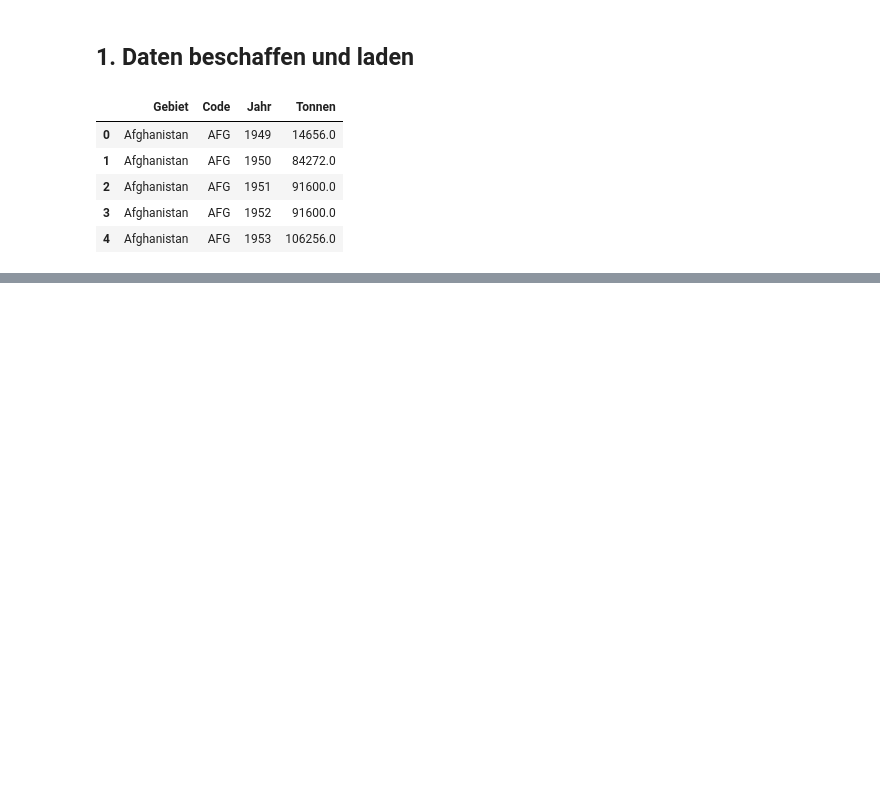
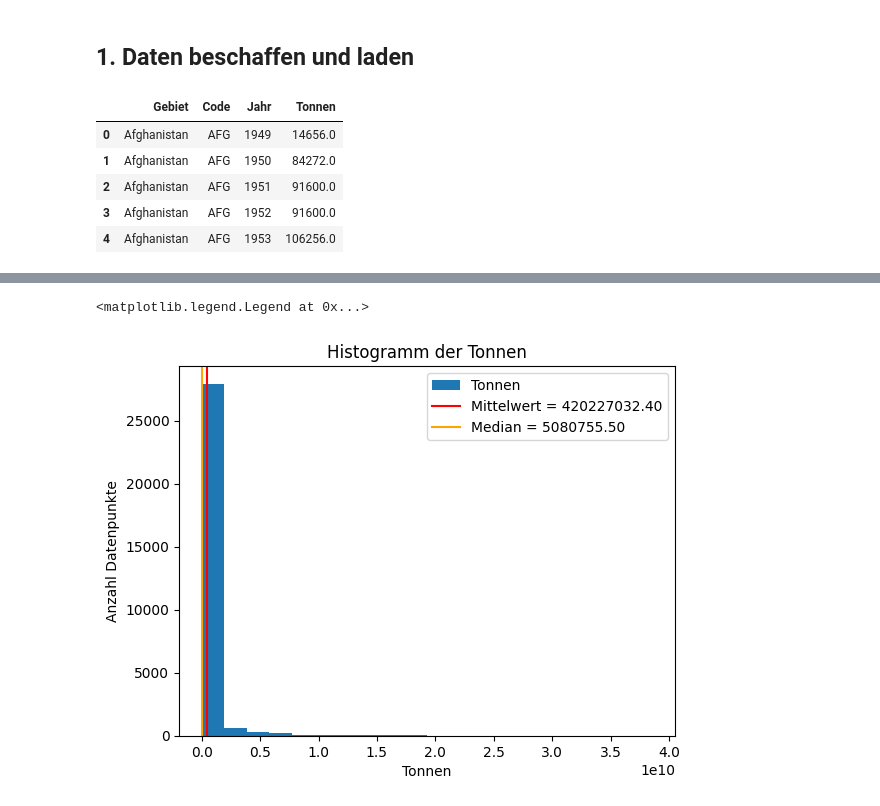
Before and after one commit to itulahjess/LN_2_Github_Python, a Jupyter notebook: Analyse.ipynb, the cells around one changed output, grey strips where cells are left out. Drawn from its saved outputs; the diff is of its cells as text; code cells hidden in the pictures; blank space fills up the shorter version.

```diff
--- a/Analyse.ipynb
+++ b/Analyse.ipynb
@@ -26,0 +152,13 @@ df.head()
+# %%
+g = df['Tonnen'].plot(kind='hist', bins=20, title='Histogramm der Tonnen',
+                           xlabel='Tonnen', ylabel='Anzahl Datenpunkte')
+mean = df['Tonnen'].mean()
+g.axvline(x=df['Tonnen'].mean(), color='red',label=f'Mittelwert = {mean:.2f}')
+
+median = df['Tonnen'].median()
+g.axvline(x=df['Tonnen'].median(), color='orange',label=  f'Median = {median:.2f}')
+
+g.legend()
+# %% [output]
+<matplotlib.legend.Legend at 0x...>
+[figure, added]
```
Also changed, not shown: parts of 20 cells of this notebook.
